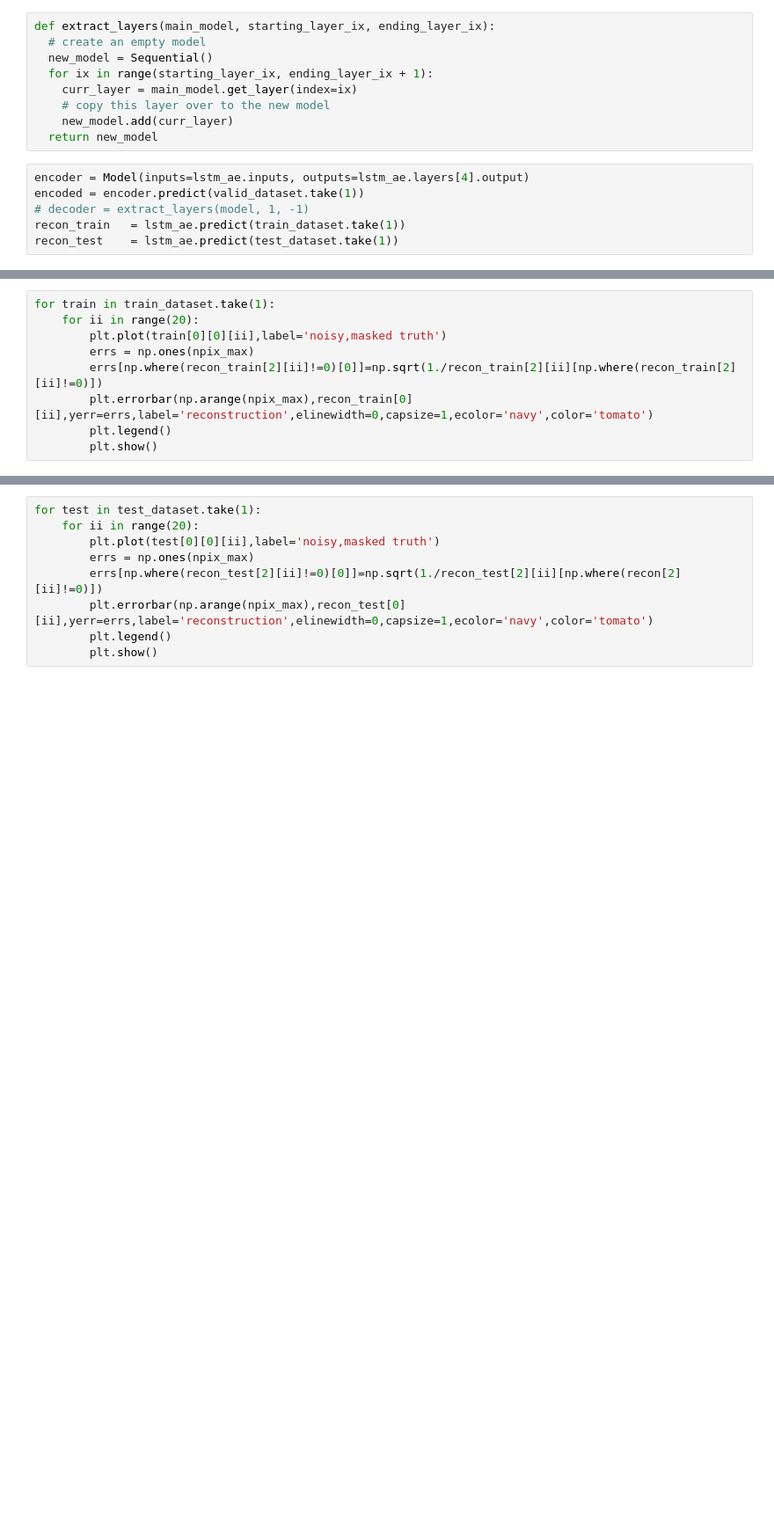
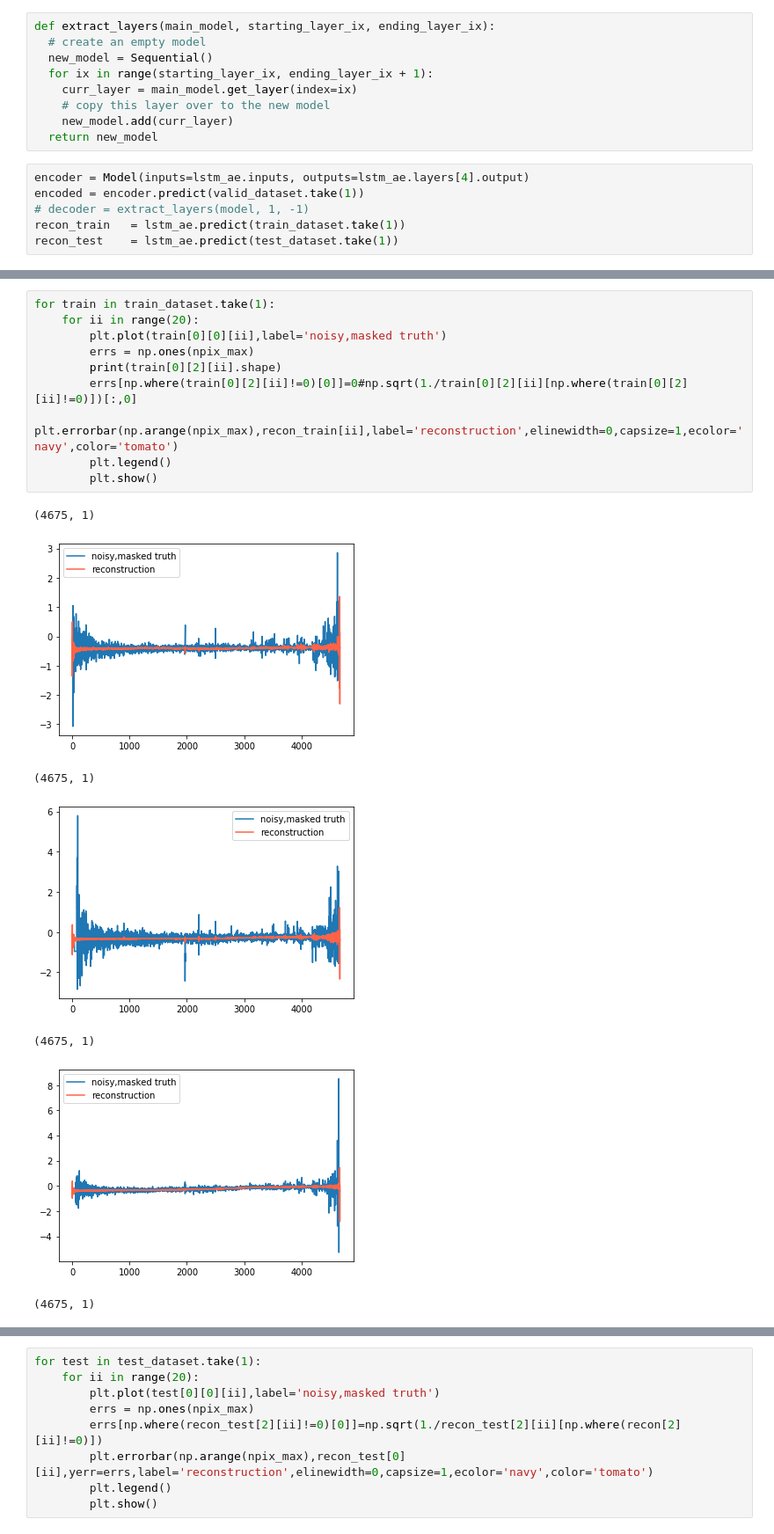
Before and after one commit to AlexGKim/SDSS_PAE, a Jupyter notebook: notebooks/LSTM_AE_SDSS.ipynb, the cells around one changed output, grey strips where cells are left out. Shown at 88% size. Saved outputs shown, nothing was run; the diff lists cells and outputs as text; blank space fills up the shorter version.

```diff
--- a/notebooks/LSTM_AE_SDSS.ipynb
+++ b/notebooks/LSTM_AE_SDSS.ipynb
@@ -362,9 +392,18 @@ recon_test[0].shape, encoded.shape
 # %%
 for train in train_dataset.take(1):
     for ii in range(20):
         plt.plot(train[0][0][ii],label='noisy,masked truth')
         errs = np.ones(npix_max)
-        errs[np.where(recon_train[2][ii]!=0)[0]]=np.sqrt(1./recon_train[2][ii][np.where(recon_train[2][ii]!=0)])
-        plt.errorbar(np.arange(npix_max),recon_train[0][ii],yerr=errs,label='reconstruction',elinewidth=0,capsize=1,ecolor='navy',color='tomato')
+        print(train[0][2][ii].shape)
+        errs[np.where(train[0][2][ii]!=0)[0]]=0#np.sqrt(1./train[0][2][ii][np.where(train[0][2][ii]!=0)])[:,0]
+        plt.errorbar(np.arange(npix_max),recon_train[ii],label='reconstruction',elinewidth=0,capsize=1,ecolor='navy',color='tomato')
         plt.legend()
         plt.show()
+# %% [output]
+(4675, 1)
+[figure, added]
+(4675, 1)
+[figure, added]
+(4675, 1)
+[figure, added]
+(4675, 1)
```
Also changed, not shown: parts of 6 cells of this notebook.
